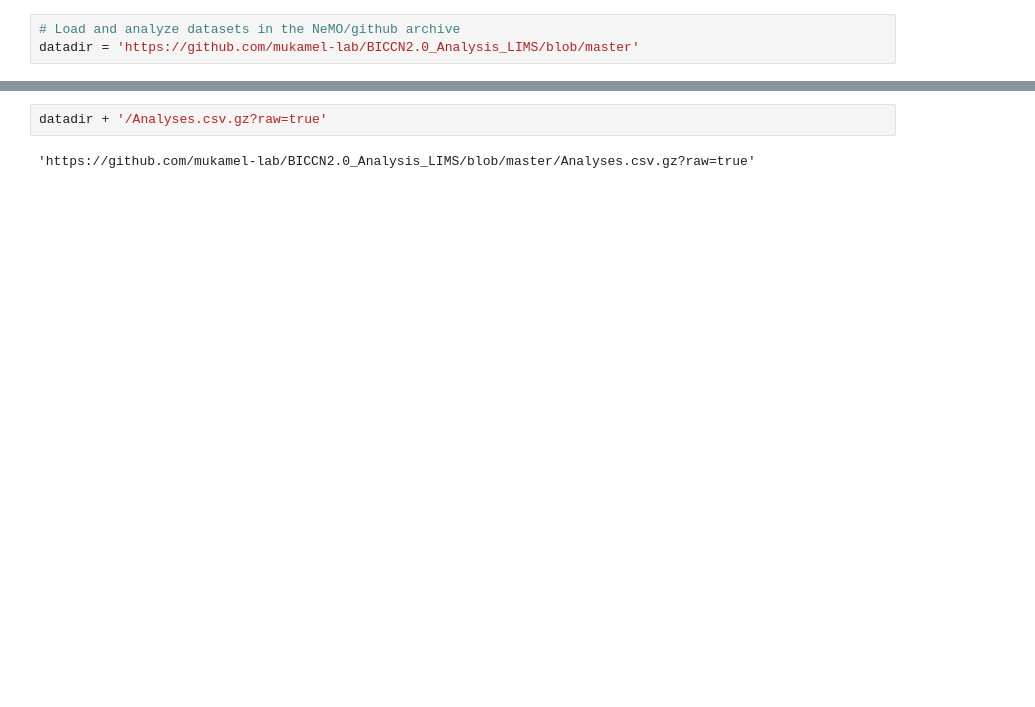
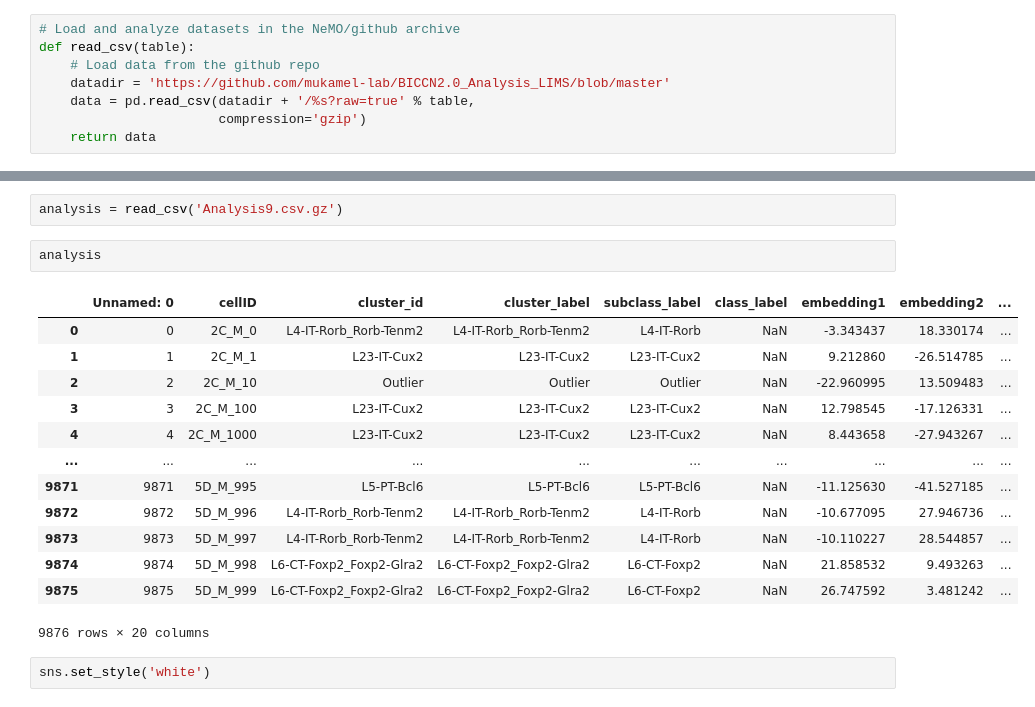
Before and after one commit to mukamel-lab/BICCN2.0_Analysis_LIMS, a Jupyter notebook: dev/analyze_github_data.ipynb, the cells around one changed output, grey strips where cells are left out. Saved outputs shown, nothing was run; the diff lists cells and outputs as text; blank space fills up the shorter version.

```diff
--- a/dev/analyze_github_data.ipynb
+++ b/dev/analyze_github_data.ipynb
@@ -5,5 +12,10 @@ import glob,time,re
 # %%
 # Load and analyze datasets in the NeMO/github archive
-datadir = 'https://github.com/mukamel-lab/BICCN2.0_Analysis_LIMS/blob/master'
+def read_csv(table):
+    # Load data from the github repo
+    datadir = 'https://github.com/mukamel-lab/BICCN2.0_Analysis_LIMS/blob/master'
+    data = pd.read_csv(datadir + '/%s?raw=true' % table,
+                       compression='gzip')
+    return data
 # %%
 # Load the table of all analyses
@@ -13,4 +42,20 @@ UnicodeDecodeError: 'utf-8' codec can't decode byte 0x8b in position 1: invalid
-# %%
-datadir + '/Analyses.csv.gz?raw=true'
-# %% [output]
-'https://github.com/mukamel-lab/BICCN2.0_Analysis_LIMS/blob/master/Analyses.csv.gz?raw=true'
+# %%
+analysis = read_csv('Analysis9.csv.gz')
+# %%
+analysis
+# %% [output]
+|  | Unnamed: 0 | cellID | cluster_id | cluster_label | subclass_label | class_label | embedding1 | embedding2 | ... |
+| 0 | 0 | 2C_M_0 | L4-IT-Rorb_Rorb-Tenm2 | L4-IT-Rorb_Rorb-Tenm2 | L4-IT-Rorb | NaN | -3.343437 | 18.330174 | ... |
+| 1 | 1 | 2C_M_1 | L23-IT-Cux2 | L23-IT-Cux2 | L23-IT-Cux2 | NaN | 9.212860 | -26.514785 | ... |
+| 2 | 2 | 2C_M_10 | Outlier | Outlier | Outlier | NaN | -22.960995 | 13.509483 | ... |
+| 3 | 3 | 2C_M_100 | L23-IT-Cux2 | L23-IT-Cux2 | L23-IT-Cux2 | NaN | 12.798545 | -17.126331 | ... |
+| 4 | 4 | 2C_M_1000 | L23-IT-Cux2 | L23-IT-Cux2 | L23-IT-Cux2 | NaN | 8.443658 | -27.943267 | ... |
+| ... | ... | ... | ... | ... | ... | ... | ... | ... | ... |
+| 9871 | 9871 | 5D_M_995 | L5-PT-Bcl6 | L5-PT-Bcl6 | L5-PT-Bcl6 | NaN | -11.125630 | -41.527185 | ... |
+| 9872 | 9872 | 5D_M_996 | L4-IT-Rorb_Rorb-Tenm2 | L4-IT-Rorb_Rorb-Tenm2 | L4-IT-Rorb | NaN | -10.677095 | 27.946736 | ... |
+| 9873 | 9873 | 5D_M_997 | L4-IT-Rorb_Rorb-Tenm2 | L4-IT-Rorb_Rorb-Tenm2 | L4-IT-Rorb | NaN | -10.110227 | 28.544857 | ... |
+| 9874 | 9874 | 5D_M_998 | L6-CT-Foxp2_Foxp2-Glra2 | L6-CT-Foxp2_Foxp2-Glra2 | L6-CT-Foxp2 | NaN | 21.858532 | 9.493263 | ... |
+| 9875 | 9875 | 5D_M_999 | L6-CT-Foxp2_Foxp2-Glra2 | L6-CT-Foxp2_Foxp2-Glra2 | L6-CT-Foxp2 | NaN | 26.747592 | 3.481242 | ... |
+9876 rows × 20 columns
+# %%
+sns.set_style('white')
```
Also changed, not shown: parts of 4 cells of this notebook, 1 other file.
